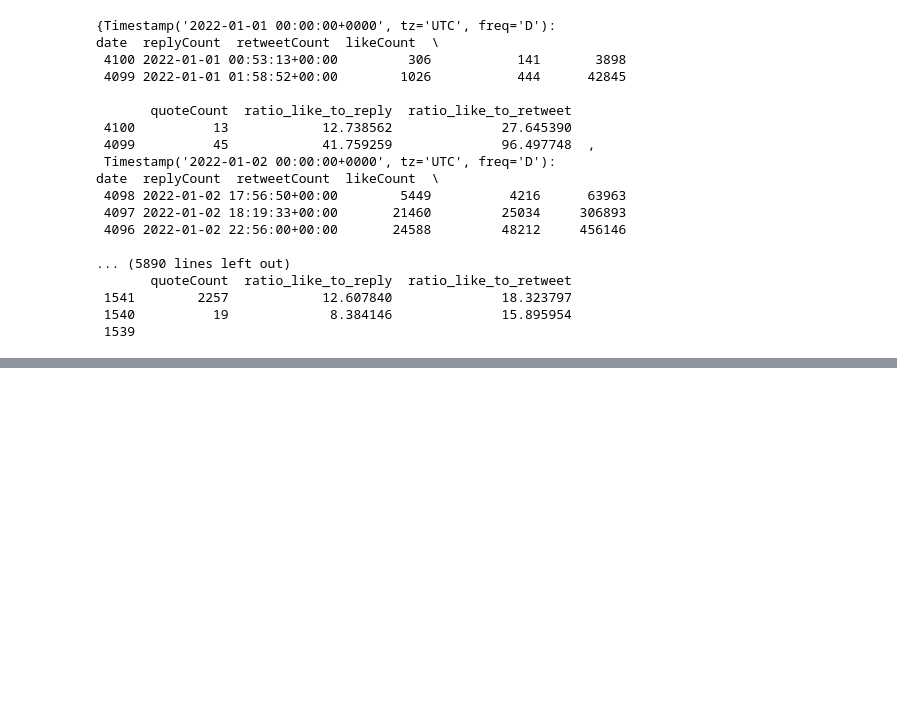
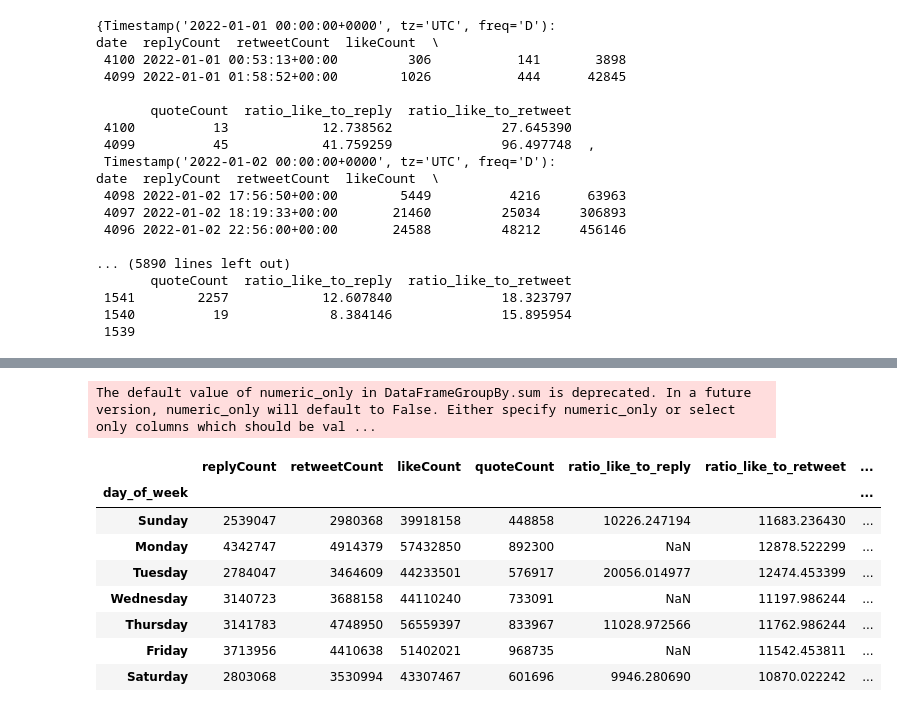
Before and after one commit to vezzuka/twitter-analizing-for-two-countries, a Jupyter notebook: notebooks/Time-dependance.ipynb, the cells around one changed output, grey strips where cells are left out. Saved outputs shown, nothing was run; the diff lists cells and outputs as text; code cells hidden in the pictures; blank space fills up the shorter version.

```diff
--- a/notebooks/Time-dependance.ipynb
+++ b/notebooks/Time-dependance.ipynb
@@ -505,0 +538,21 @@ ax.set_xticklabels(month_names);
+# %%
+day_of_week=df_1.drop('date', axis=1).groupby(df_1['day_of_week']).sum()
+sorter = ['Sunday', 'Monday', 'Tuesday', 'Wednesday', 'Thursday', 'Friday', 'Saturday']
+sorterIndex = dict(zip(sorter,range(len(sorter))))
+sorterIndex
+day_of_week['Day_id'] = day_of_week.index
+day_of_week['Day_id'] = day_of_week['Day_id'].map(sorterIndex)
+day_of_week.sort_values('Day_id', inplace=True)
+
+day_of_week
+# %% [output]
+The default value of numeric_only in DataFrameGroupBy.sum is deprecated. In a future version, numeric_only will default to False. Either specify numeric_only or select only columns which should be val ...
+|  | replyCount | retweetCount | likeCount | quoteCount | ratio_like_to_reply | ratio_like_to_retweet | ... |
+| day_of_week |  |  |  |  |  |  | ... |
+| Sunday | 2539047 | 2980368 | 39918158 | 448858 | 10226.247194 | 11683.236430 | ... |
+| Monday | 4342747 | 4914379 | 57432850 | 892300 | NaN | 12878.522299 | ... |
+| Tuesday | 2784047 | 3464609 | 44233501 | 576917 | 20056.014977 | 12474.453399 | ... |
+| Wednesday | 3140723 | 3688158 | 44110240 | 733091 | NaN | 11197.986244 | ... |
+| Thursday | 3141783 | 4748950 | 56559397 | 833967 | 11028.972566 | 11762.986244 | ... |
+| Friday | 3713956 | 4410638 | 51402021 | 968735 | NaN | 11542.453811 | ... |
+| Saturday | 2803068 | 3530994 | 43307467 | 601696 | 9946.280690 | 10870.022242 | ... |
```
Also changed, not shown: parts of 9 cells of this notebook.
